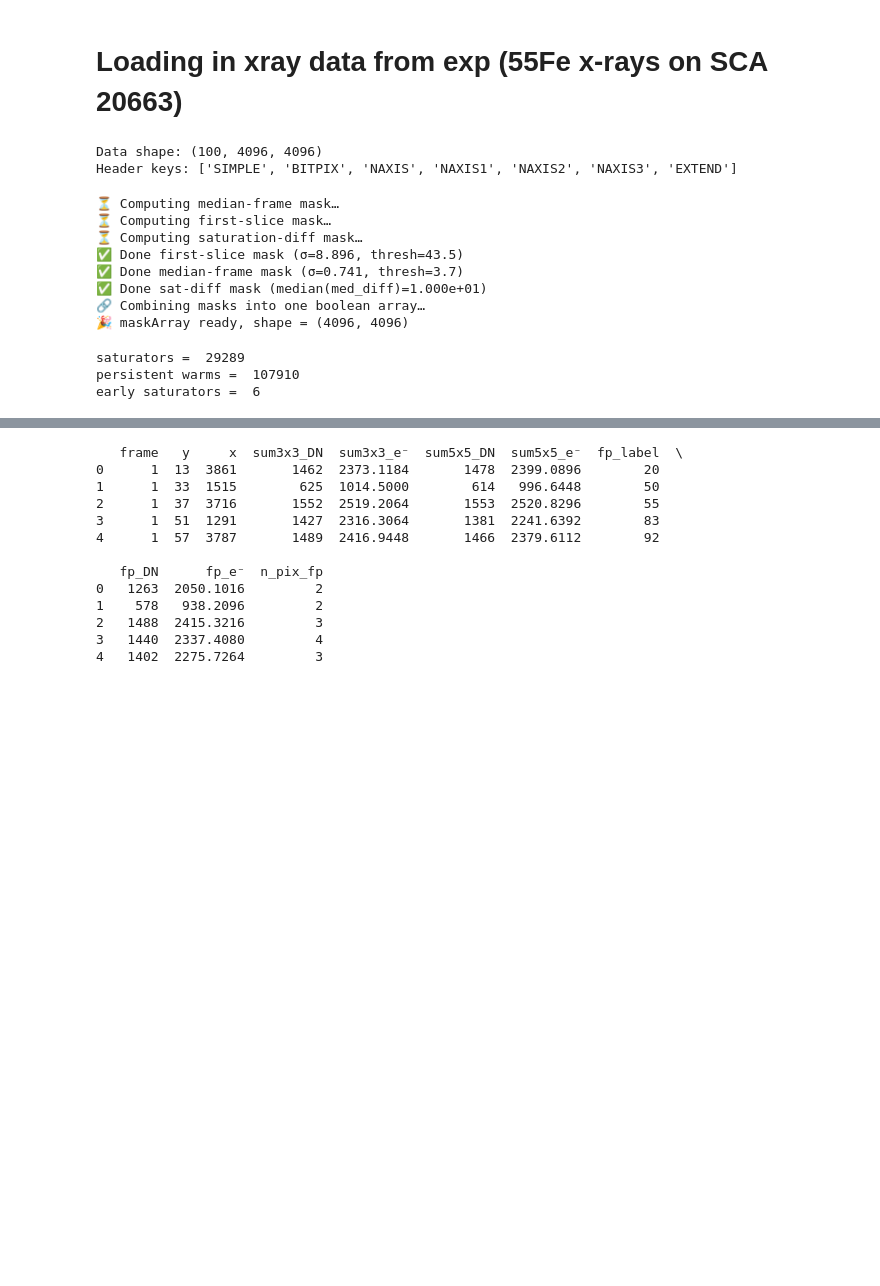
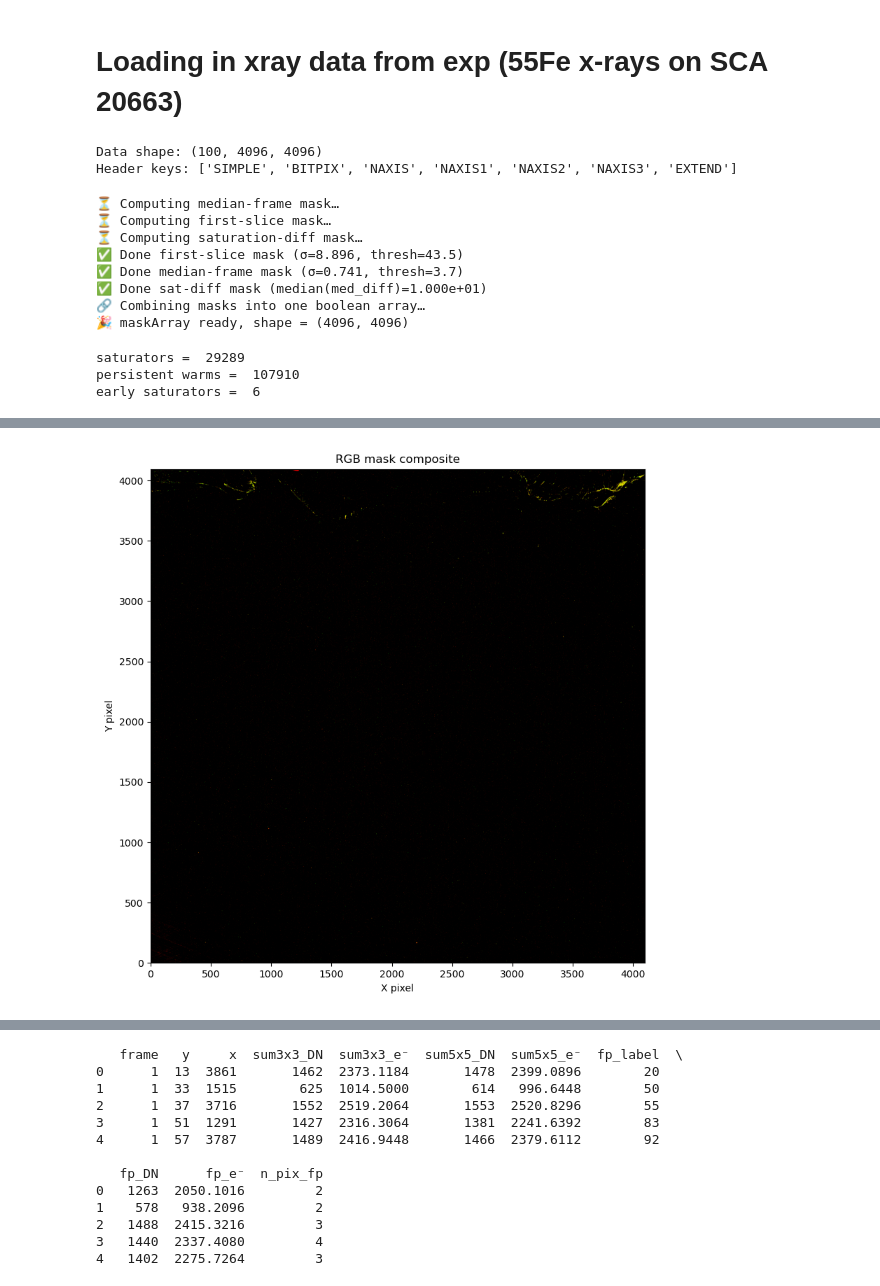
Before and after one commit to aeharbo/GCRsim, a Jupyter notebook: xray_data.ipynb, the cells around one changed output, grey strips where cells are left out. Cells and saved outputs as stored; diff of their text form; code cells hidden in the pictures; blank space fills up the shorter version.

Commit message:
data for calibration
xray data for detector calibration

```diff
--- a/xray_data.ipynb
+++ b/xray_data.ipynb
@@ -34,6 +39,12 @@ print("Header keys:", list(header.keys())[:10])
 Data shape: (100, 4096, 4096)
 Header keys: ['SIMPLE', 'BITPIX', 'NAXIS', 'NAXIS1', 'NAXIS2', 'NAXIS3', 'EXTEND']
 # %%
+#enter number of available cores
+num_of_cores = os.cpu_count() + 4
+
+#data dimensions
+Nframe, h, w = data.shape
+
 def compute_mask_med_frame(data, sigma_mult):
     print("⏳ Computing median-frame mask…")
     median_img = np.median(data, axis=0)
@@ -69,7 +80,7 @@ sigma_mult = 5.0
 sat_cut     = 1e-3
 
 # launch all three in parallel
-with ThreadPoolExecutor() as exe:
+with ThreadPoolExecutor(max_workers=num_of_cores) as exe:
     futures = {
         exe.submit(compute_mask_med_frame,  data, sigma_mult): 'med',
         exe.submit(compute_mask_first_frame, data, sigma_mult): 'first',
@@ -110,9 +121,6 @@ print("early saturators = ", np.count_nonzero(mask_sat))
 # mask0 catches pixels that fire instantly and then go dead (saturators)
 # mask_sat (optional) flags pixels whose frame‑to‑frame change is
 #   vanishingly, small—another way to spot early‐saturators
-
-# use one of your masks to get height and width
-h, w = mask_med.shape
 
 # build the RGB composite
 rgb_mask = np.zeros((h, w, 3), dtype=float)
@@ -145,3 +151,4 @@ early saturators =  6
+[figure, added]
 # %%
 sigma_thresh   = 20.0
 mask_expanded  = maximum_filter(maskArray.astype(int), size=5) > 0
```
Also changed, not shown: parts of 12 cells of this notebook.
